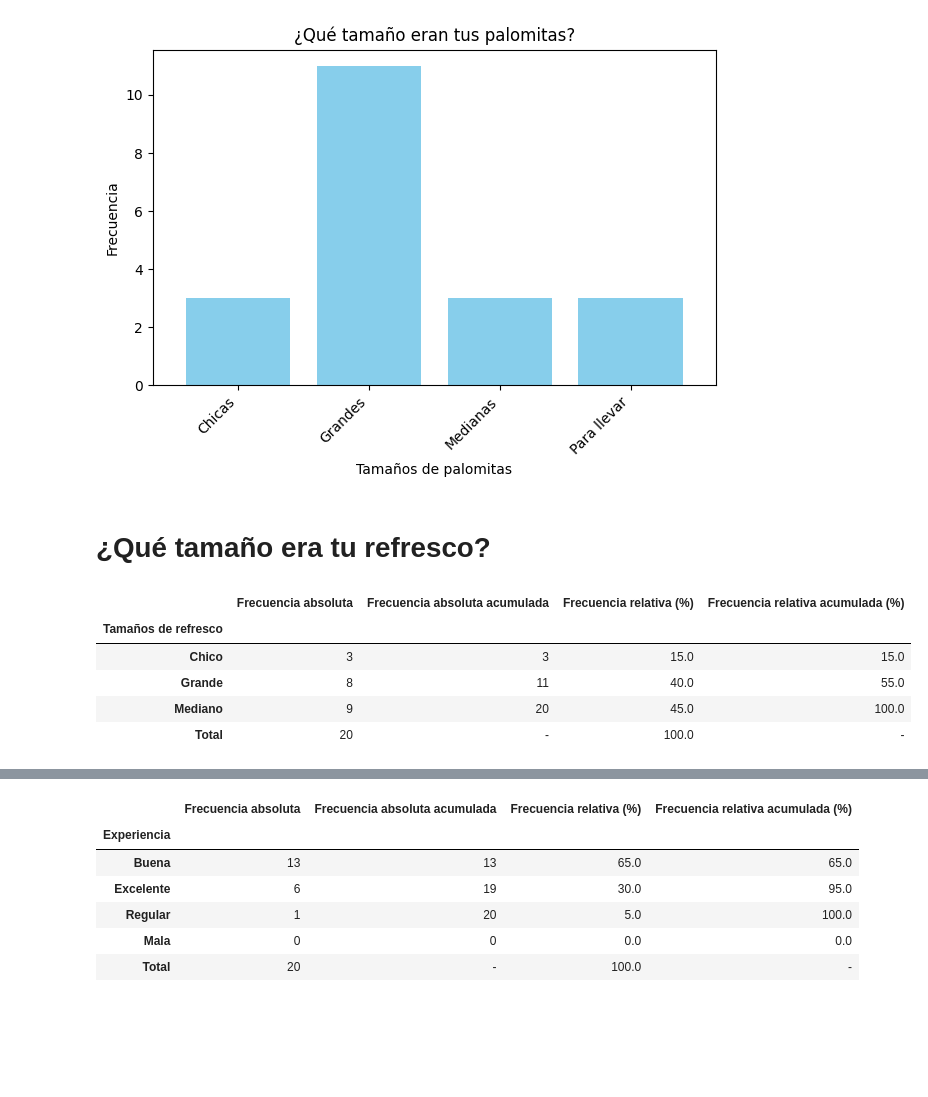
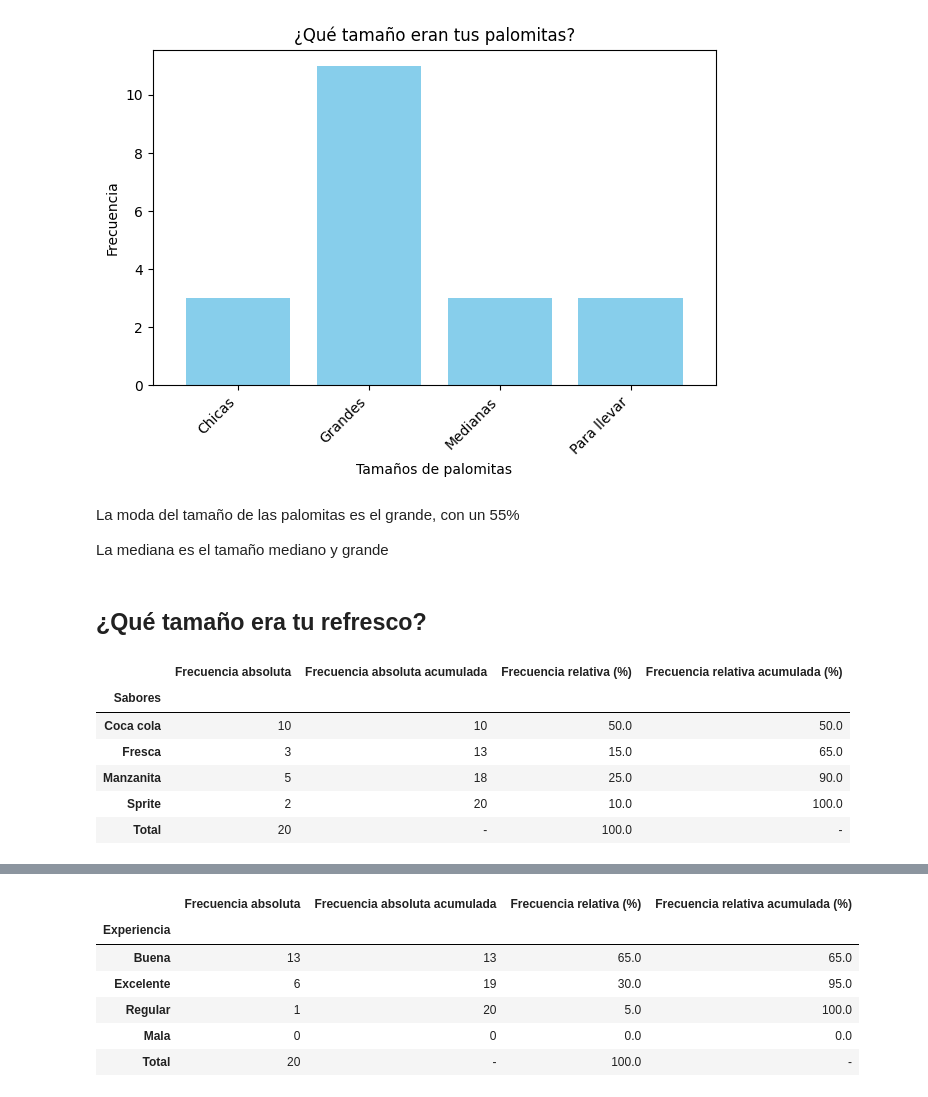
Before and after one commit to rafabelts/estadistica, a Jupyter notebook: presentacion.ipynb, the cells around one changed output, grey strips where cells are left out. Saved outputs shown, nothing was run; the diff lists cells and outputs as text; code cells hidden in the pictures; blank space fills up the shorter version.

Commit message:
Medias de tendencia

```diff
--- a/presentacion.ipynb
+++ b/presentacion.ipynb
@@ -1,7 +1,7 @@
 # %%
 import pandas as p
 import matplotlib.pyplot as plt
-excel = p.read_csv("https://docs.google.com/spreadsheets/d/e/2PACX-1vQqg9EqbAHLj8bEiqbkxRWbg-TT0ixAWAzN4S20pwV0zVfuFW_Sx6H6ng_ac9TBrFVNJxhOTsBIL2rx/pub?gid=1665200568&single=true&output=csv")
+excel = p.read_csv("https://docs.google.com/spreadsheets/d/e/2PACX-1vQqg9EqbAHLj8bEiqbkxRWbg-TT0ixAWAzN4S20pwV0zVfuFW_Sx6H6ng_ac9TBrFVNJxhOTsBIL2rx/pub?output=csv")
 
 def generar_tabla_frecuencias(nombre, nuevo_nombre):
     excel.rename(columns={nombre : nuevo_nombre}, inplace=True)
@@ -84,16 +87,21 @@ tabla
 generar_grafica_barras(tabla, "¿Qué tamaño eran tus palomitas?", "Tamaños de palomitas")
 # %% [output]
 [figure]
+# %% [markdown]
+La moda del tamaño de las palomitas es el grande, con un 55%
+
+La mediana es el tamaño mediano y grande
 # %% [markdown]
-# ¿Qué tamaño era tu refresco?
+## ¿Qué tamaño era tu refresco?
 # %%
-tabla = generar_tabla_frecuencias("¿Qué tamaño era tu refresco?", "Tamaños de refresco")
+tabla = generar_tabla_frecuencias("¿Qué sabor era tu refresco?", "Sabores")
 tabla
 # %% [output]
 |  | Frecuencia absoluta | Frecuencia absoluta acumulada | Frecuencia relativa (%) | Frecuencia relativa acumulada (%) |
-| Tamaños de refresco |  |  |  |  |
-| Chico | 3 | 3 | 15.0 | 15.0 |
-| Grande | 8 | 11 | 40.0 | 55.0 |
-| Mediano | 9 | 20 | 45.0 | 100.0 |
+| Sabores |  |  |  |  |
+| Coca cola | 10 | 10 | 50.0 | 50.0 |
+| Fresca | 3 | 13 | 15.0 | 65.0 |
+| Manzanita | 5 | 18 | 25.0 | 90.0 |
+| Sprite | 2 | 20 | 10.0 | 100.0 |
 | Total | 20 | - | 100.0 | - |
 # %%
```
Also changed, not shown: parts of 14 cells of this notebook.
